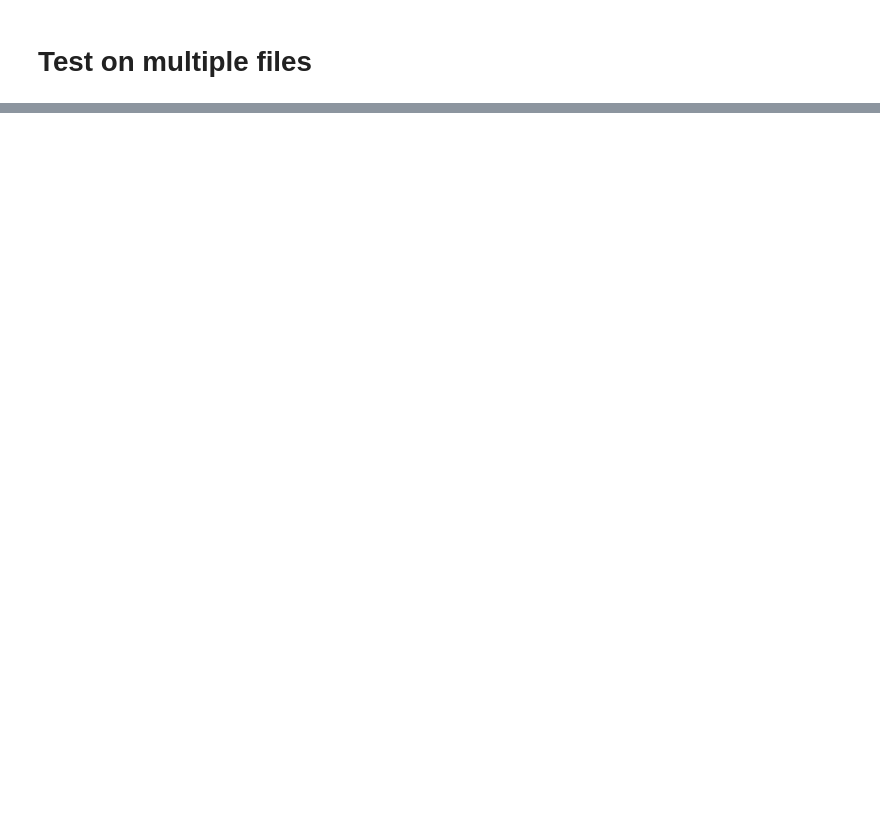
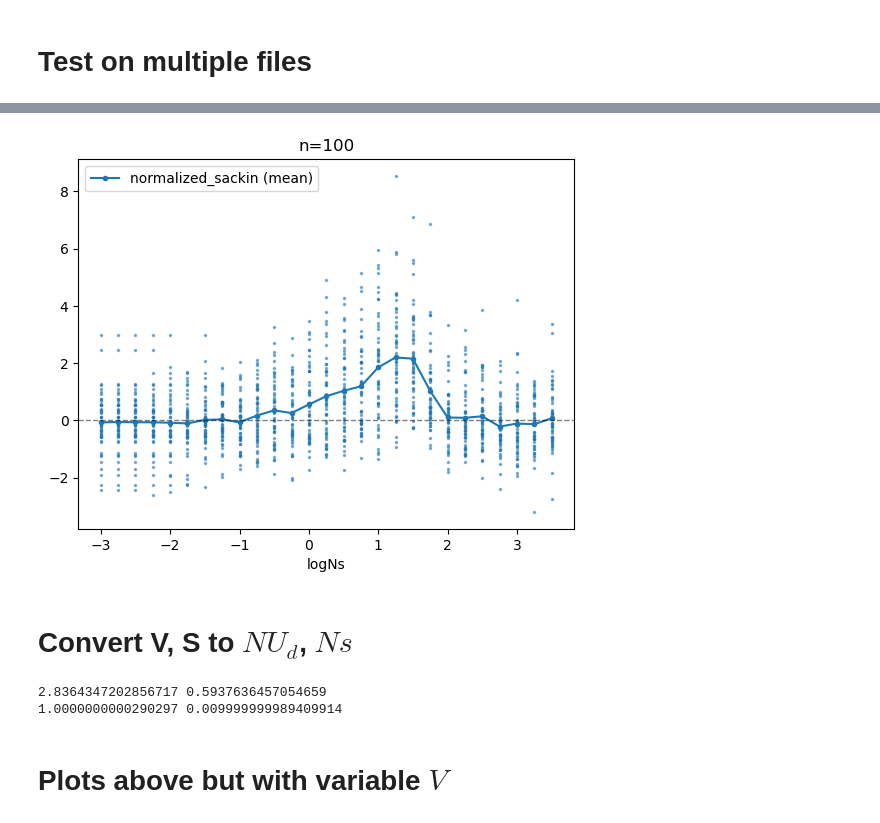
Before and after one commit to regevs/dated_selection, a Jupyter notebook: notebooks/20240416_paper_branch_lengths_distortions.ipynb, the cells around one changed output, grey strips where cells are left out. Cells and saved outputs as stored; diff of their text form; code cells hidden in the pictures; blank space fills up the shorter version.

```diff
--- a/notebooks/20240416_paper_branch_lengths_distortions.ipynb
+++ b/notebooks/20240416_paper_branch_lengths_distortions.ipynb
@@ -184,0 +231,12 @@ for i, (ax, col) in enumerate(zip(axs.ravel(), ["colless", "sackin", "b1_index",
+# %%
+plt.plot(res_means["logNs"], res_means["normalized_sackin"], '.-', label="normalized_sackin (mean)", color="C0");
+plt.plot(res_df["logNs"], res_df["normalized_sackin"], '.', color="C0", ms=3, alpha=0.5);
+
+plt.axhline(0, ls="--", lw = 1, color="black", alpha=0.5)
+plt.xlabel("logNs");
+plt.title("n=100");
+plt.legend();
+# %% [output]
+[figure, added]
+# %% [markdown]
+# Convert V, S to $NU_d$, $Ns$
@@ -184,0 +257,13 @@ for i, (ax, col) in enumerate(zip(axs.ravel(), ["colless", "sackin", "b1_index",
+# %%
+NUd, Ns = change_coords(1, 0.01)
+
+V = NUd * Ns**2
+S = 2 * Ns * np.exp(-NUd/Ns)
+
+print(NUd, Ns)
+print(V, S)
+# %% [output]
+2.8364347202856717 0.5937636457054659
+1.0000000000290297 0.009999999989409914
+# %% [markdown]
+# Plots above but with variable $V$
```
Also changed, not shown: parts of 20 cells of this notebook, 2 other files.
